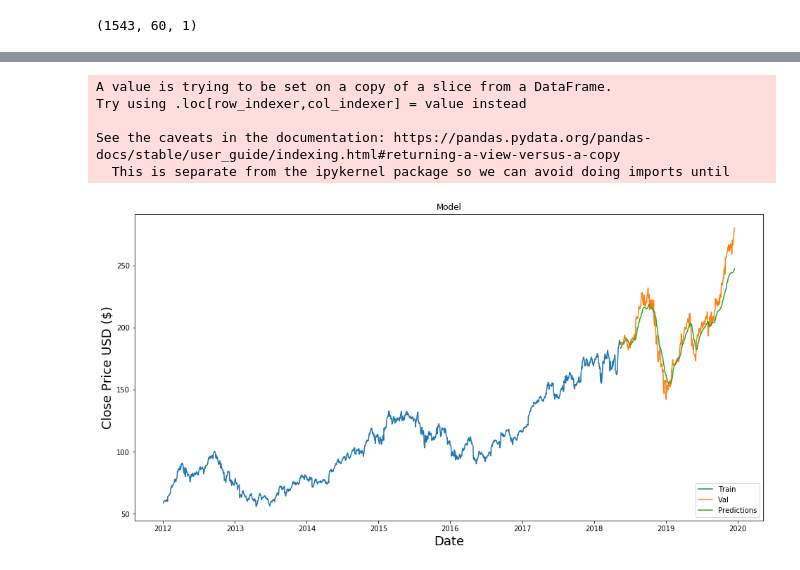
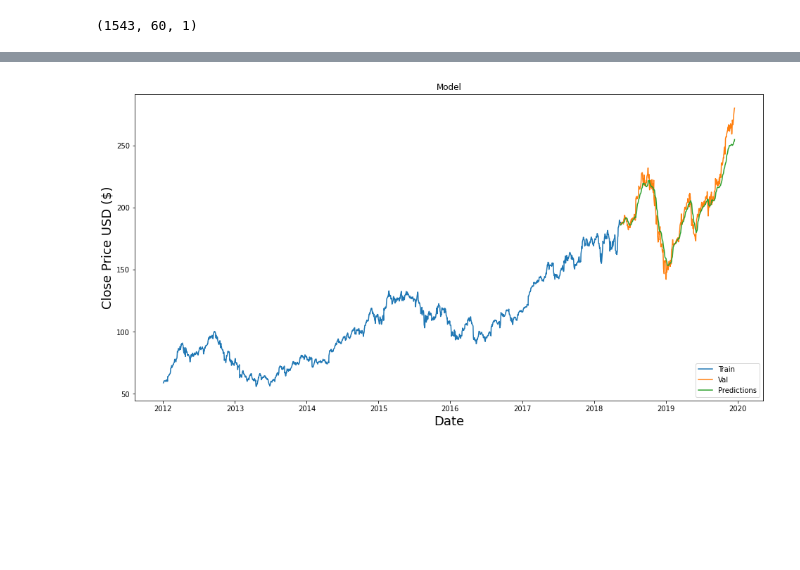
Before and after one commit to khanetor/dropout-in-rnn, a Jupyter notebook: Stock Price Prediction.ipynb, the cells around one changed output, grey strips where cells are left out. Drawn from its saved outputs; the diff is of its cells as text; code cells hidden in the pictures; blank space fills up the shorter version.

```diff
--- a/Stock Price Prediction.ipynb
+++ b/Stock Price Prediction.ipynb
@@ -96,16 +99,21 @@ class Net(nn.Module):
         self.fc1 = nn.Linear(50, 25)
         self.fc2 = nn.Linear(25, 1)
 
+    def regularizer(self):
+        return torch.tensor(0.0)
+
     def forward(self, x):
         result, _ = self.rnn(x)
         result = result[-1,:]
         result = self.fc1(result)
         result = self.fc2(result)
-        return result
+        return result, None
 # %%
 net = Net().double()
-criterion = nn.MSELoss()
+def criterion(y_pred, _, y):
+    return torch.mean((y_pred-y.view(-1,1))**2)
+
 optimizer = optim.Adam(net.parameters(), lr=0.001)
 # %%
-train_model(net, traindl, criterion, optimizer, 10)
+net = train_model(net, traindl, valdl, criterion, optimizer, "stock-predict.pt")
 # %% [output]
@@ -126,8 +140,8 @@ x_test = torch.tensor([test_data[i-60:i, 0] for i in range(60, len(test_data))])
 y_test = dataset[training_data_len:,:]
 x_test = x_test.reshape(len(x_test), STEP, 1)
 # %%
-predictions = net(x_test.transpose(1, 0))
-predictions = scaler.inverse_transform(predictions.detach().numpy())
+predictions, _ = net(x_test.transpose(1, 0))
+predictions = scaler.inverse_transform(predictions.data.numpy())
 # %%
 rmse = np.sqrt(np.mean((predictions-y_test)**2))
 rmse
@@ -136,23 +150,18 @@ rmse
 # %%
 train = data[:training_data_len]
 valid = data[training_data_len:]
-valid['Predictions'] = predictions
+valid.insert(1,"Predictions",predictions)
 
 plt.figure(figsize=(16, 8))
 plt.title("Model")
 plt.xlabel("Date", fontsize=18)
 plt.ylabel("Close Price USD ($)", fontsize=18)
 plt.plot(train["Close"])
 plt.plot(valid[["Close", "Predictions"]])
 plt.legend(["Train", "Val", "Predictions"], loc="lower right")
 plt.show()
 # %% [output]
-A value is trying to be set on a copy of a slice from a DataFrame.
-Try using .loc[row_indexer,col_indexer] = value instead
-
-See the caveats in the documentation: https://pandas.pydata.org/pandas-docs/stable/user_guide/indexing.html#returning-a-view-versus-a-copy
-  This is separate from the ipykernel package so we can avoid doing imports until
-[figure, old version]
+[figure, new version]
 # %%
 valid
 # %% [output]
```
Also changed, not shown: parts of 7 cells of this notebook, 11 other files.
